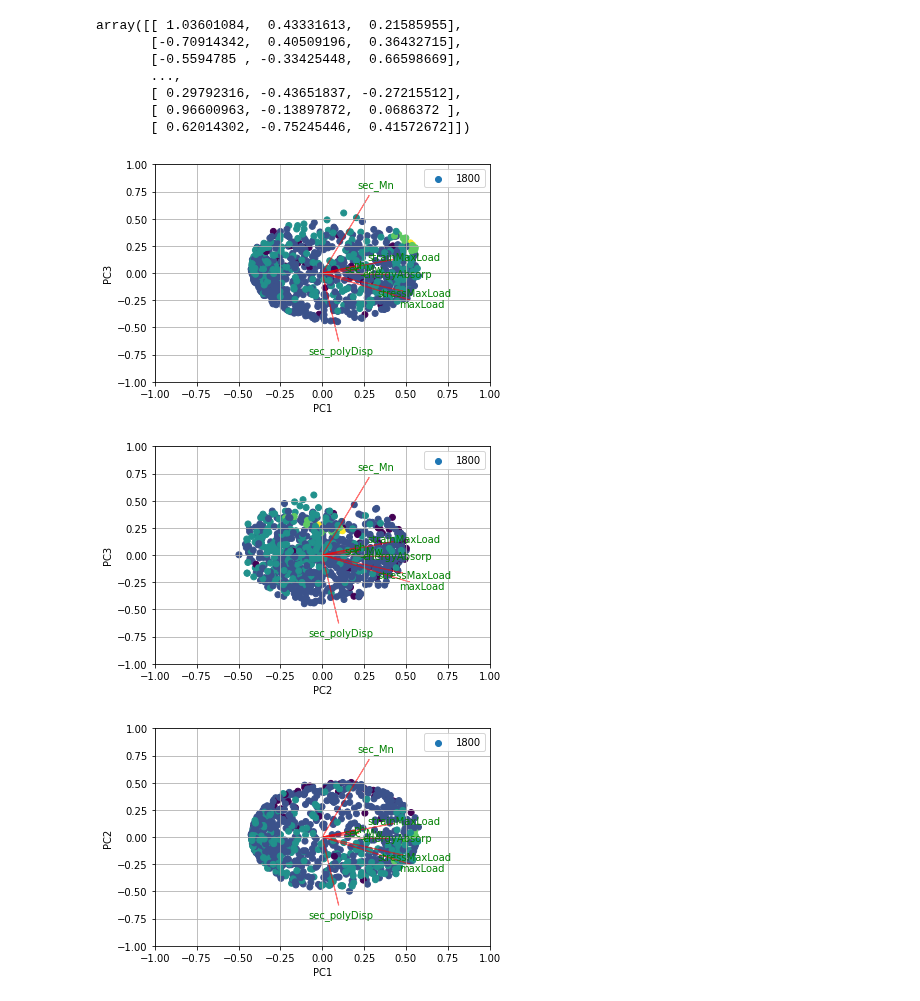
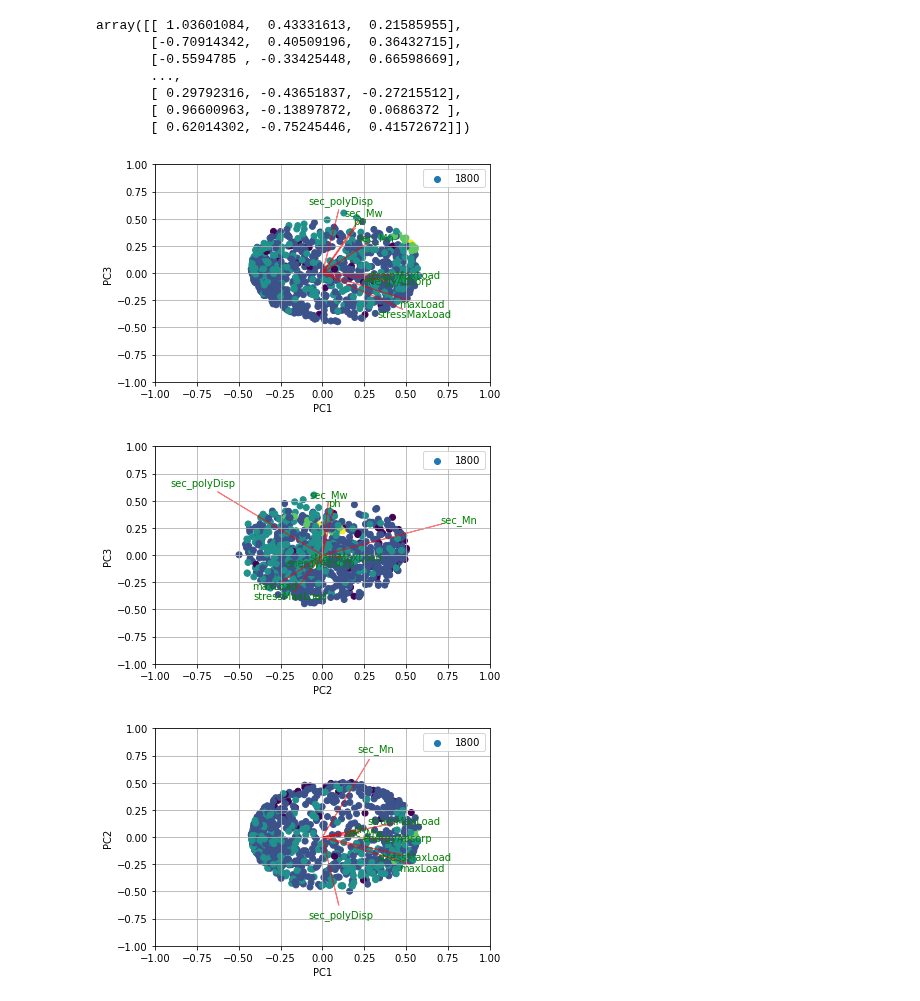
Before and after one commit to hujingc/umsi_loc_anc, a Jupyter notebook: loadings plot.ipynb, the cells around one changed output. Drawn from its saved outputs; the diff is of its cells as text; code cells hidden in the pictures.

```diff
--- a/loadings plot.ipynb
+++ b/loadings plot.ipynb
@@ -77,32 +77,33 @@ array([[ 1.03601084,  0.43331613,  0.21585955],
        [ 0.96600963, -0.13897872,  0.0686372 ],
        [ 0.62014302, -0.75245446,  0.41572672]])
 # %%
+###ASK PROFESSOR JACOBS: np.transpose(pca.components_[[0,2], :]) OR np.transpose(pca.components_[0:2, :])
 def myplot(xs,ys,L1,L2,coeff,labels=None):
     n = coeff.shape[0]
     scalex = 1.0/(xs.max() - xs.min())
     scaley = 1.0/(ys.max() - ys.min())
     plt.scatter(xs * scalex,ys * scaley, c = decade)
     plt.legend(decade)
     for i in range(n):
         plt.arrow(0, 0, coeff[i,0], coeff[i,1],color = 'r',alpha = 0.5)
         if labels is None:
             plt.text(coeff[i,0]* 1.15, coeff[i,1] * 1.15, "Var"+str(i+1), color = 'g', ha = 'center', va = 'center')
         else:
             plt.text(coeff[i,0]* 1.15, coeff[i,1] * 1.15, labels[i], color = 'g', ha = 'center', va = 'center')
     plt.xlim(-1,1)
     plt.ylim(-1,1)
     plt.xlabel("PC{}".format(L1))
     plt.ylabel("PC{}".format(L2))
     plt.grid()
 
 #Call the function. Use only the 2 PCs.
-myplot(pcaFitTransf[:,0],pcaFitTransf[:,2],1,3,np.transpose(pca.components_[0:2, :]), list(y))
+myplot(pcaFitTransf[:,0],pcaFitTransf[:,2],1,3,np.transpose(pca.components_[[0,2], :]), list(y))
 plt.show()
-myplot(pcaFitTransf[:,1],pcaFitTransf[:,2],2,3,np.transpose(pca.components_[0:2, :]), list(y))
+myplot(pcaFitTransf[:,1],pcaFitTransf[:,2],2,3,np.transpose(pca.components_[[1,2], :]), list(y))
 plt.show()
-myplot(pcaFitTransf[:,0],pcaFitTransf[:,1],1,2,np.transpose(pca.components_[0:2, :]), list(y))
+myplot(pcaFitTransf[:,0],pcaFitTransf[:,1],1,2,np.transpose(pca.components_[[0,1], :]), list(y))
 plt.show()
 # %% [output]
-[figure, old version]
+[figure, new version]
-[figure, old version]
+[figure, new version]
-[figure, old version]
+[figure, new version]
```
Also changed, not shown: parts of 2 cells of this notebook.
